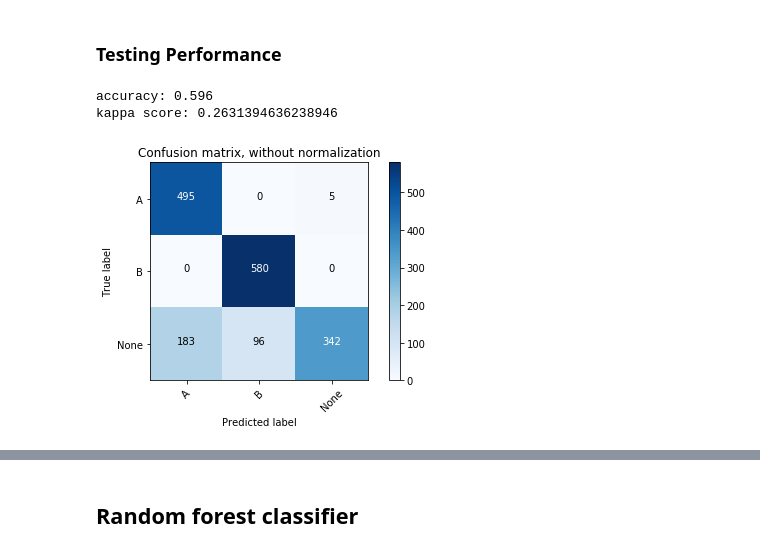
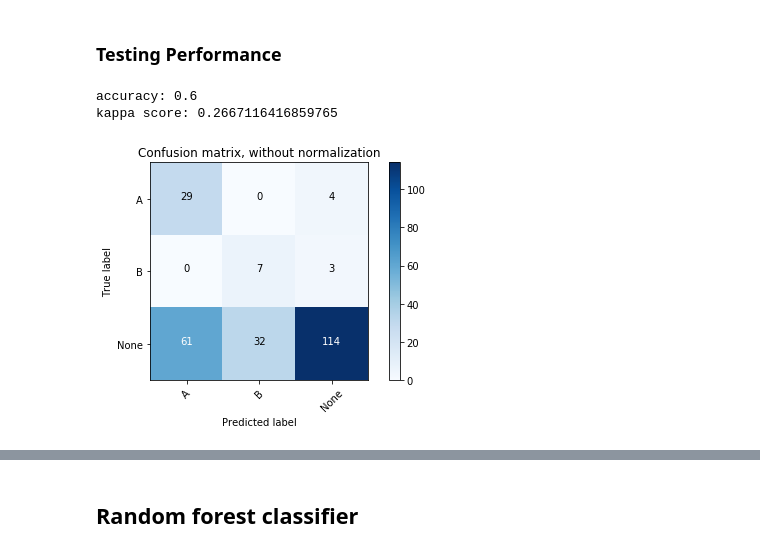
Before and after one commit to ace-racer/KE5108_Hybrid_Intelligent_Systems, a Jupyter notebook: KE5108-CA1-Part2/step2-balance_normalize_modelling.ipynb, the cells around one changed output, grey strips where cells are left out. Cells and saved outputs as stored; diff of their text form; code cells hidden in the pictures.

Commit message:
ADD: Add confusion matrix in the step3 notebook.

```diff
--- a/KE5108-CA1-Part2/step2-balance_normalize_modelling.ipynb
+++ b/KE5108-CA1-Part2/step2-balance_normalize_modelling.ipynb
@@ -164,17 +164,17 @@ training accuracy: 0.8330393885949442
 # %%
 y_test_pred = clf.predict(X_test)
 
-cnf_matrix = confusion_matrix(y_train, y_train_pred)
+cnf_matrix = confusion_matrix(y_test, y_test_pred)
 plt.figure()
 plot_confusion_matrix(cnf_matrix, classes=class_names,
                       title='Confusion matrix, without normalization')
 
 print("accuracy:", accuracy_score(y_test, y_test_pred))
 print("kappa score:", cohen_kappa_score(y_test, y_test_pred))
 # %% [output]
-accuracy: 0.596
-kappa score: 0.2631394636238946
+accuracy: 0.6
+kappa score: 0.2667116416859765
-[figure, old version]
+[figure, new version]
 # %%
 precision, recall, fscore, support = precision_recall_fscore_support(y_test, y_test_pred, labels=[0,1,2])
 score_dict = {
```
Also changed, not shown: parts of 20 cells of this notebook, 3 other files.
